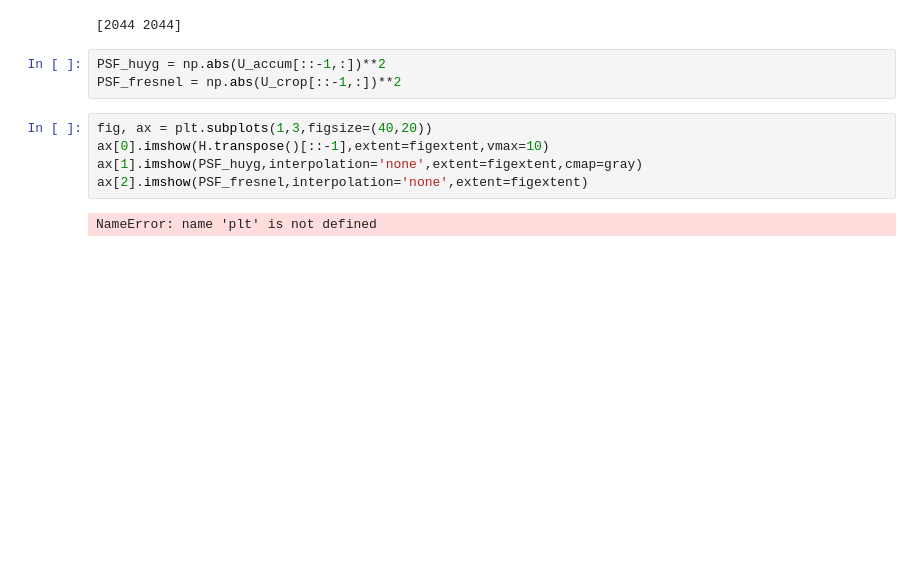
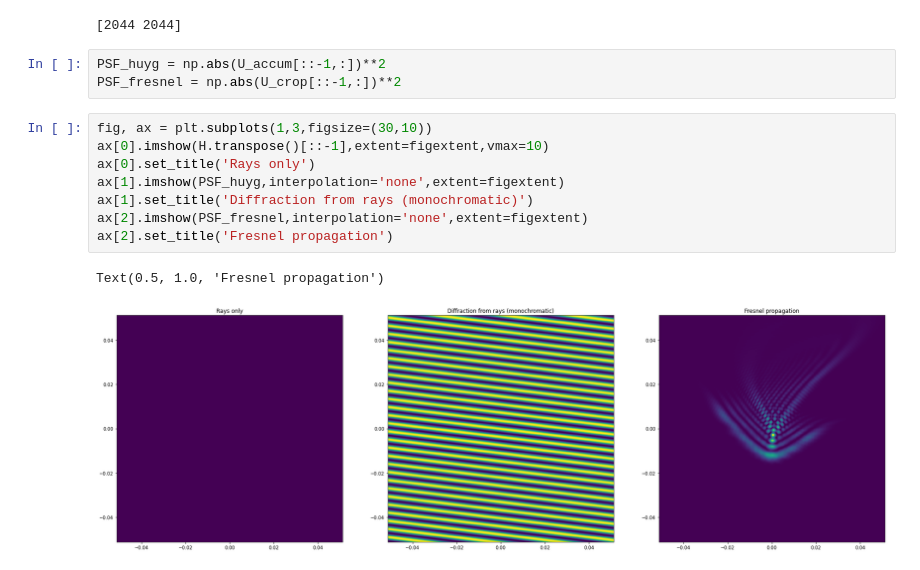
Before and after one commit to antipa/optics, a Jupyter notebook: huygens_PSF.ipynb, the cells around one changed output. Saved outputs shown, nothing was run; the diff lists cells and outputs as text; blank space fills up the shorter version.

```diff
--- a/huygens_PSF.ipynb
+++ b/huygens_PSF.ipynb
@@ -429,9 +529,13 @@ U_crop = U_fresnel[scrop[0]:-scrop[0],scrop[0]:-scrop[0]]
 PSF_huyg = np.abs(U_accum[::-1,:])**2
 PSF_fresnel = np.abs(U_crop[::-1,:])**2
 # %%
-fig, ax = plt.subplots(1,3,figsize=(40,20))
+fig, ax = plt.subplots(1,3,figsize=(30,10))
 ax[0].imshow(H.transpose()[::-1],extent=figextent,vmax=10)
-ax[1].imshow(PSF_huyg,interpolation='none',extent=figextent,cmap=gray)
+ax[0].set_title('Rays only')
+ax[1].imshow(PSF_huyg,interpolation='none',extent=figextent)
+ax[1].set_title('Diffraction from rays (monochromatic)')
 ax[2].imshow(PSF_fresnel,interpolation='none',extent=figextent)
+ax[2].set_title('Fresnel propagation')
 # %% [output]
-NameError: name 'plt' is not defined
+Text(0.5, 1.0, 'Fresnel propagation')
+[figure, added]
```
Also changed, not shown: parts of 25 cells of this notebook.
